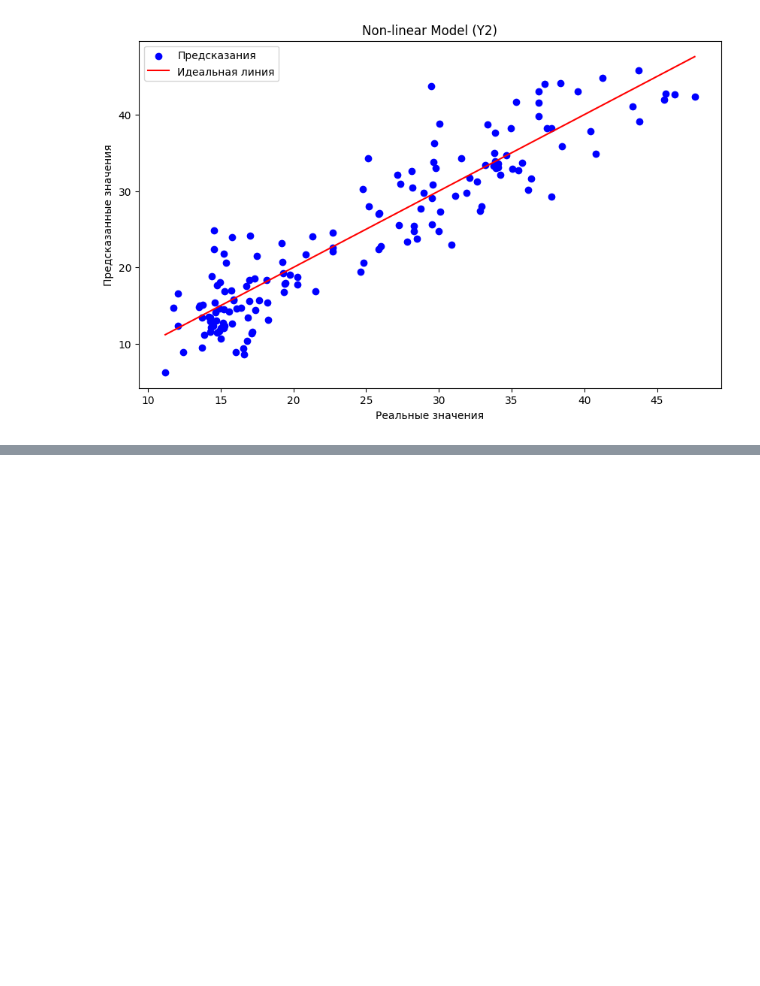
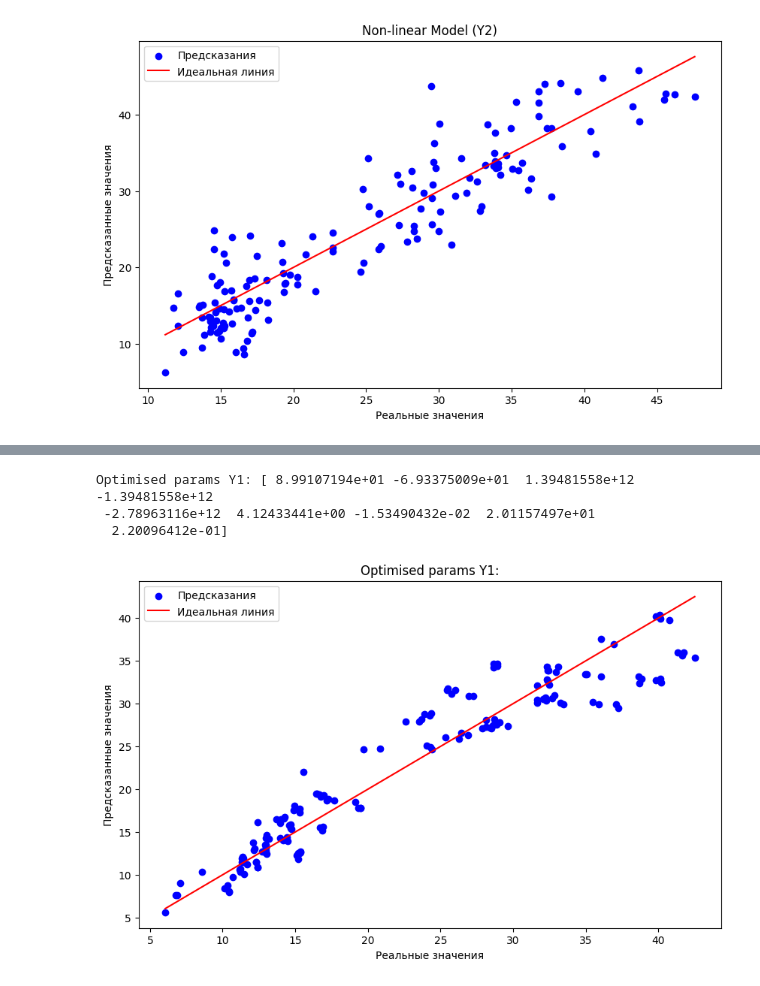
Before and after one commit to vladocrat/ML, a Jupyter notebook: lab4/main.ipynb, the cells around one changed output, grey strips where cells are left out. Drawn from its saved outputs; the diff is of its cells as text; code cells hidden in the pictures; blank space fills up the shorter version.

```diff
--- a/lab4/main.ipynb
+++ b/lab4/main.ipynb
@@ -189,0 +240,21 @@ Smallest MSE for Cooling Load: {'lm': np.float64(5.6770455595411216)}
+# %%
+import numpy as np
+
+def l1_loss(params, X, y):
+    y_pred = np.dot(sm.add_constant(X), params)
+    return np.sum(np.abs(y - y_pred))
+# %%
+from scipy.optimize import minimize
+
+lm = LinearRegression()
+lm.fit(X_train, y1_train)
+initial_params_y1 = np.append(lm.intercept_, lm.coef_)
+y1_l1 = minimize(fun=l1_loss, x0=initial_params_y1, args=(X_train, y1_train), method='L-BFGS-B').x
+res = np.dot(sm.add_constant(X_test), y1_l1)
+print(f"Optimised params Y1: {y1_l1}")
+plot(y1_test, res, "Optimised params Y1:")
+# %% [output]
+Optimised params Y1: [ 8.99107194e+01 -6.93375009e+01  1.39481558e+12 -1.39481558e+12
+ -2.78963116e+12  4.12433441e+00 -1.53490432e-02  2.01157497e+01
+  2.20096412e-01]
+[figure, added]
```
Also changed, not shown: parts of 15 cells of this notebook.
